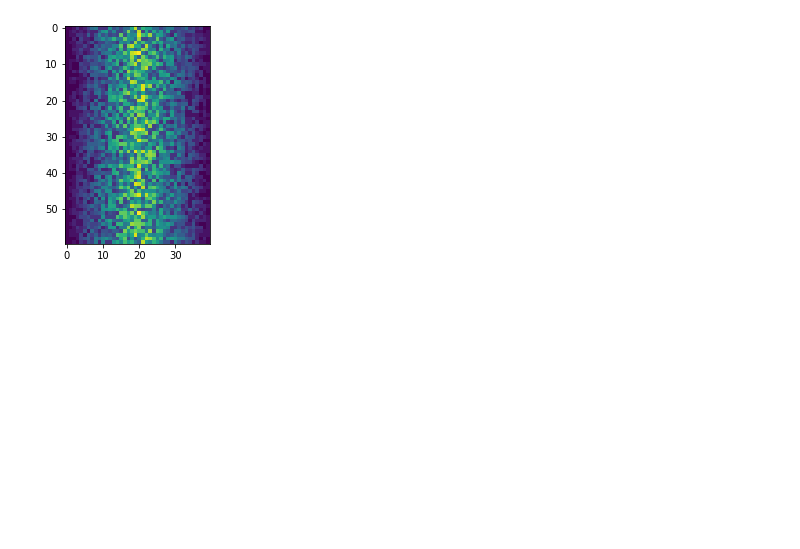
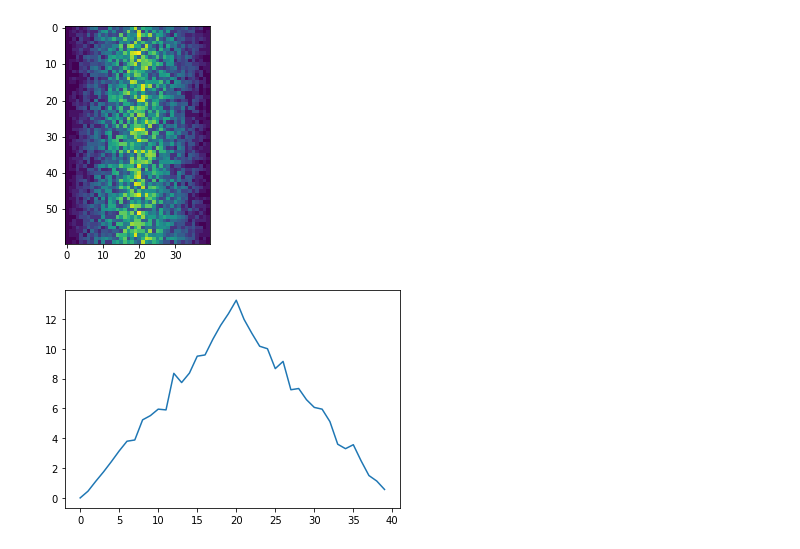
Before and after one commit to 4TUResearchData-Carpentries/software_carpentry_learner, a Jupyter notebook: python_day1.ipynb, the cells around one changed output. Cells and saved outputs as stored; diff of their text form; code cells hidden in the pictures; blank space fills up the shorter version.

```diff
--- a/python_day1.ipynb
+++ b/python_day1.ipynb
@@ -199,3 +199,8 @@ matplotlib.pyplot.show()
 import matplotlib.pyplot as plt
 # %%
 # Plot the mean inflammation per day over all patients
+mean_inflammation = numpy.mean(data, axis=0)
+mean_plot = plt.plot(mean_inflammation)
+plt.show()
+# %% [output]
+[figure, added]
```
